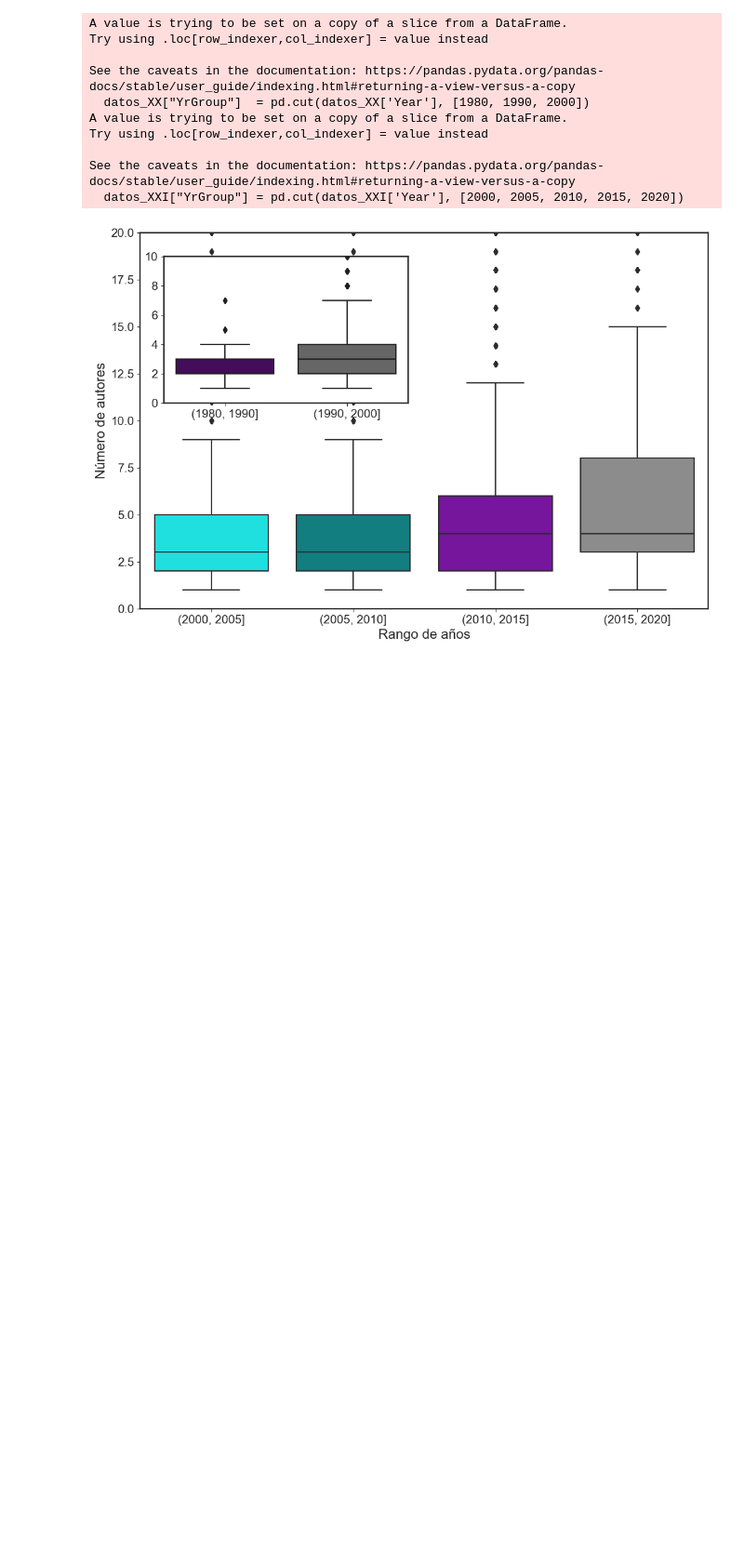
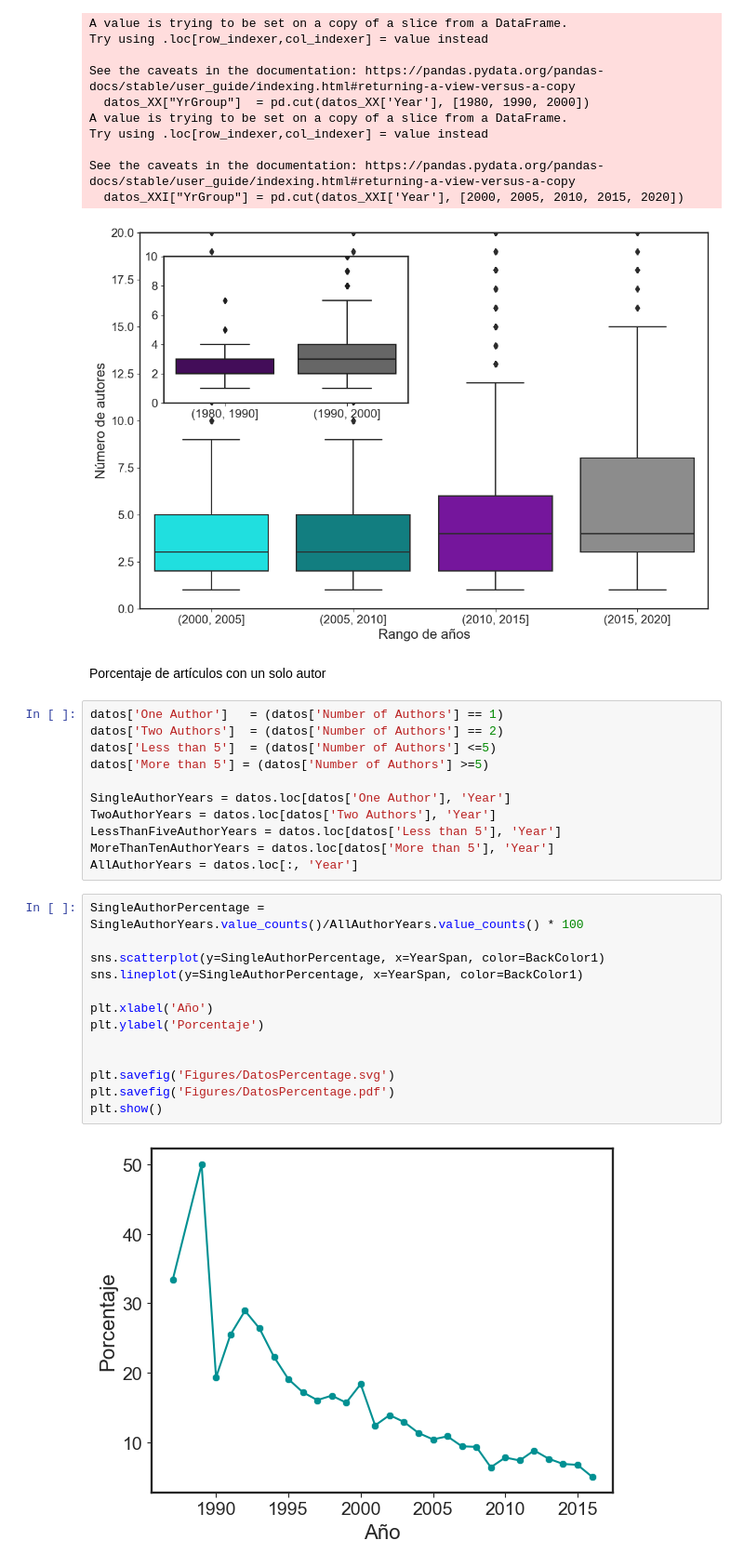
Before and after one commit to nigomezcr/ProyectoBibliometrico, a Jupyter notebook: AnalysisBibliometrico.ipynb, the cells around one changed output. Shown: that part at 93% size. Cells and saved outputs as stored; diff of their text form; blank space fills up the shorter version.

Commit message:
Final Plots

```diff
--- a/AnalysisBibliometrico.ipynb
+++ b/AnalysisBibliometrico.ipynb
@@ -492,3 +479,31 @@ Try using .loc[row_indexer,col_indexer] = value instead
 See the caveats in the documentation: https://pandas.pydata.org/pandas-docs/stable/user_guide/indexing.html#returning-a-view-versus-a-copy
   datos_XXI["YrGroup"] = pd.cut(datos_XXI['Year'], [2000, 2005, 2010, 2015, 2020])
 [figure]
+# %% [markdown]
+Porcentaje de artículos con un solo autor
+# %%
+datos['One Author']   = (datos['Number of Authors'] == 1)
+datos['Two Authors']  = (datos['Number of Authors'] == 2)
+datos['Less than 5']  = (datos['Number of Authors'] <=5)
+datos['More than 5'] = (datos['Number of Authors'] >=5)
+
+SingleAuthorYears = datos.loc[datos['One Author'], 'Year']
+TwoAuthorYears = datos.loc[datos['Two Authors'], 'Year']
+LessThanFiveAuthorYears = datos.loc[datos['Less than 5'], 'Year']
+MoreThanTenAuthorYears = datos.loc[datos['More than 5'], 'Year']
+AllAuthorYears = datos.loc[:, 'Year']
+# %%
+SingleAuthorPercentage = SingleAuthorYears.value_counts()/AllAuthorYears.value_counts() * 100
+
+sns.scatterplot(y=SingleAuthorPercentage, x=YearSpan, color=BackColor1)
+sns.lineplot(y=SingleAuthorPercentage, x=YearSpan, color=BackColor1)
+
+plt.xlabel('Año')
+plt.ylabel('Porcentaje')
+
+
+plt.savefig('Figures/DatosPercentage.svg')
+plt.savefig('Figures/DatosPercentage.pdf')
+plt.show()
+# %% [output]
+[figure, added]
```
Also changed, not shown: parts of 4 cells of this notebook, 10 other files.
